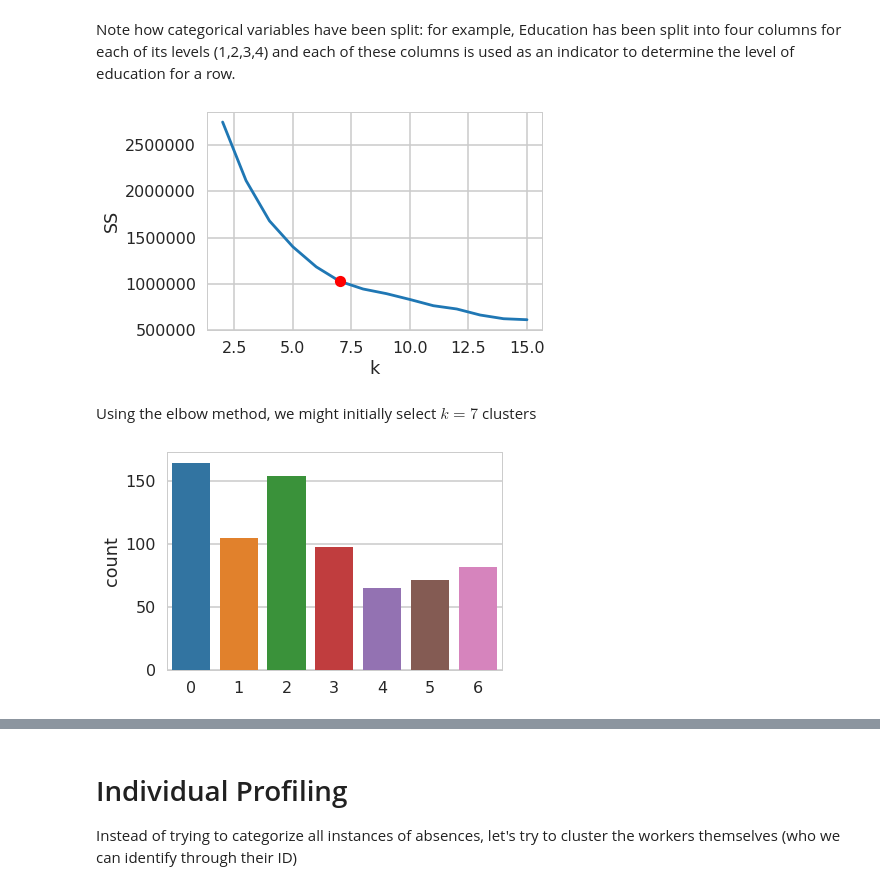
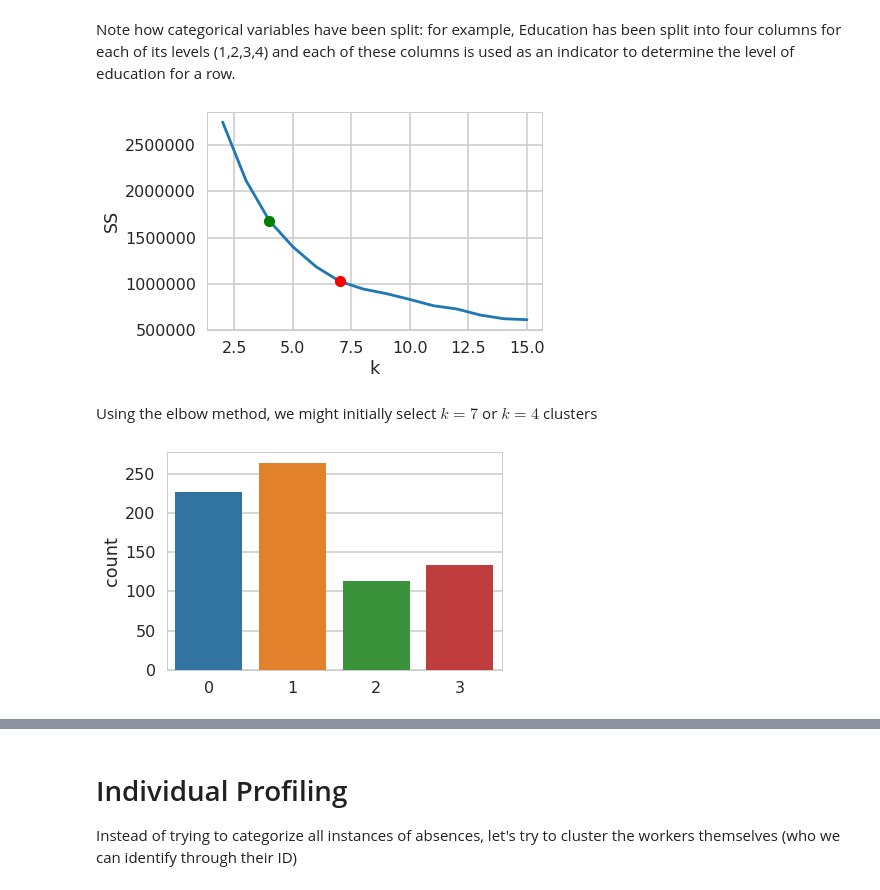
Before and after one commit to liu10andrew/Absentee_profiling, a Jupyter notebook: Absentee Profiling.ipynb, the cells around one changed output, grey strips where cells are left out. Drawn from its saved outputs; the diff is of its cells as text; code cells hidden in the pictures.

```diff
--- a/Absentee Profiling.ipynb
+++ b/Absentee Profiling.ipynb
@@ -355,18 +355,19 @@ plt.plot(clusterRange,SS_list)
 plt.xlabel("k")
 plt.ylabel("SS")
 plt.plot(7, SS_list[5], 'ro')
+plt.plot(4, SS_list[2], 'go')
 plt.show()
 # %% [output]
-[figure, old version]
+[figure, new version]
 # %% [markdown]
-Using the elbow method, we might initially select $k=7$ clusters
+Using the elbow method, we might initially select $k=7$ or $k=4$ clusters
 # %%
-kmeans7 = KMeans(n_clusters=7,random_state=9).fit(pred_cols)
+kmeans4 = KMeans(n_clusters=4,random_state=9).fit(pred_cols)
 
-kmeans7_counts=sns.countplot(kmeans7.labels_)
+kmeans4_counts=sns.countplot(kmeans4.labels_)
 
 plt.show()
 
-absences['labels'] = kmeans7.labels_
+absences['labels'] = kmeans4.labels_
 # %% [output]
-[figure, old version]
+[figure, new version]
```
Also changed, not shown: parts of 11 cells of this notebook.
